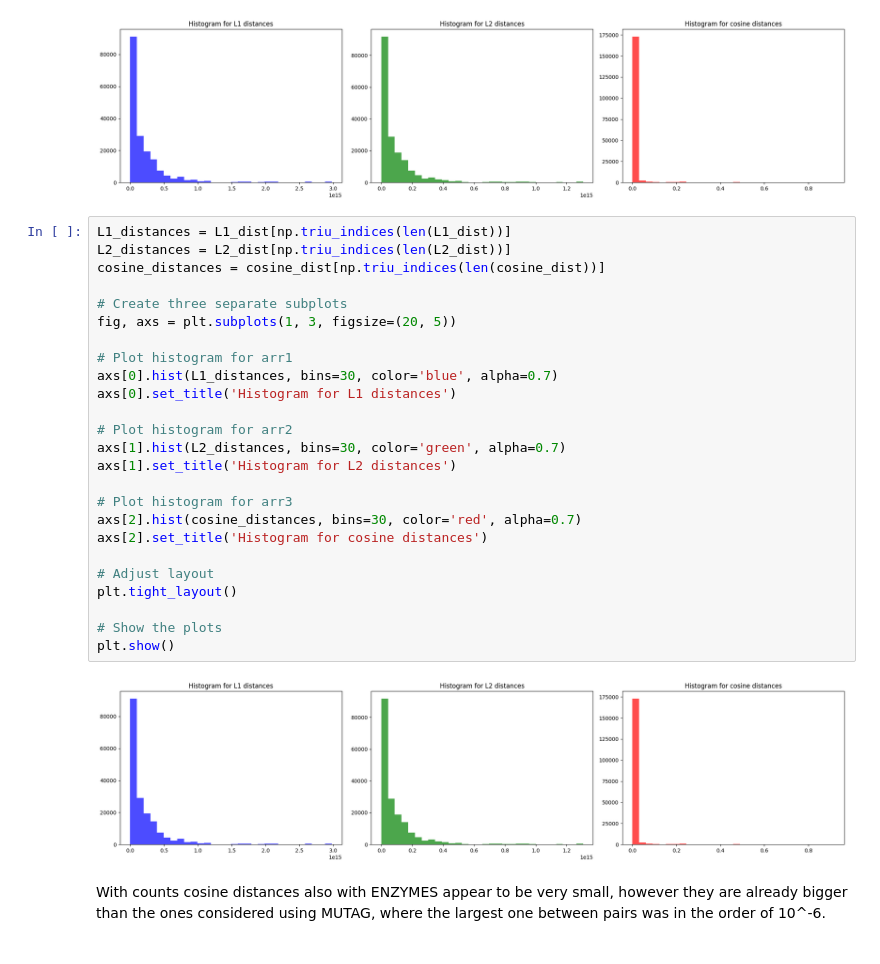
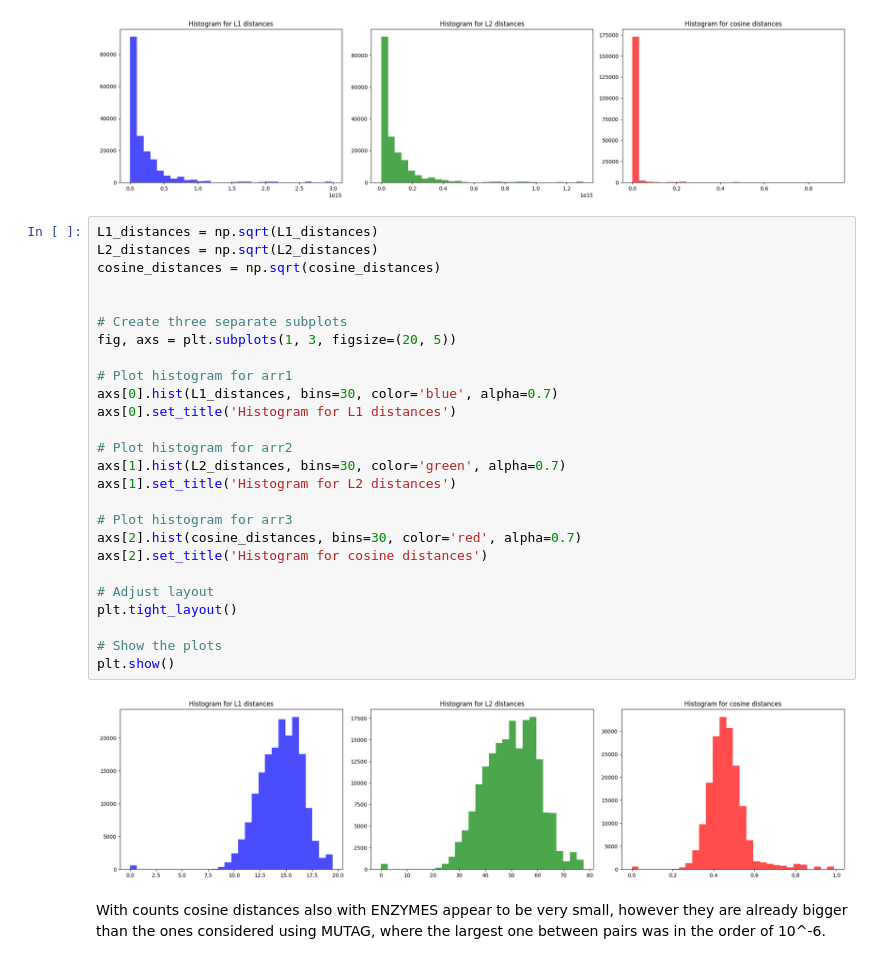
Before and after one commit to SDavenia/CL-GNN, a Jupyter notebook: exploration_ENZYMES.ipynb, the cells around one changed output. Cells and saved outputs as stored; diff of their text form.

```diff
--- a/exploration_ENZYMES.ipynb
+++ b/exploration_ENZYMES.ipynb
@@ -78,32 +78,33 @@ plt.show()
 # %% [output]
 [figure]
 # %%
-L1_distances = L1_dist[np.triu_indices(len(L1_dist))]
-L2_distances = L2_dist[np.triu_indices(len(L2_dist))]
-cosine_distances = cosine_dist[np.triu_indices(len(cosine_dist))]
+L1_distances = np.sqrt(L1_distances)
+L2_distances = np.sqrt(L2_distances)
+cosine_distances = np.sqrt(cosine_distances)
+
 
 # Create three separate subplots
 fig, axs = plt.subplots(1, 3, figsize=(20, 5))
 
 # Plot histogram for arr1
 axs[0].hist(L1_distances, bins=30, color='blue', alpha=0.7)
 axs[0].set_title('Histogram for L1 distances')
 
 # Plot histogram for arr2
 axs[1].hist(L2_distances, bins=30, color='green', alpha=0.7)
 axs[1].set_title('Histogram for L2 distances')
 
 # Plot histogram for arr3
 axs[2].hist(cosine_distances, bins=30, color='red', alpha=0.7)
 axs[2].set_title('Histogram for cosine distances')
 
 # Adjust layout
 plt.tight_layout()
 
 # Show the plots
 plt.show()
 # %% [output]
-[figure, old version]
+[figure, new version]
 # %% [markdown]
 With counts cosine distances also with ENZYMES appear to be very small, however they are already bigger than the ones considered using MUTAG, where the largest one between pairs was in the order of 10^-6.
 # %% [markdown]
```
Also changed, not shown: 5 other files.
